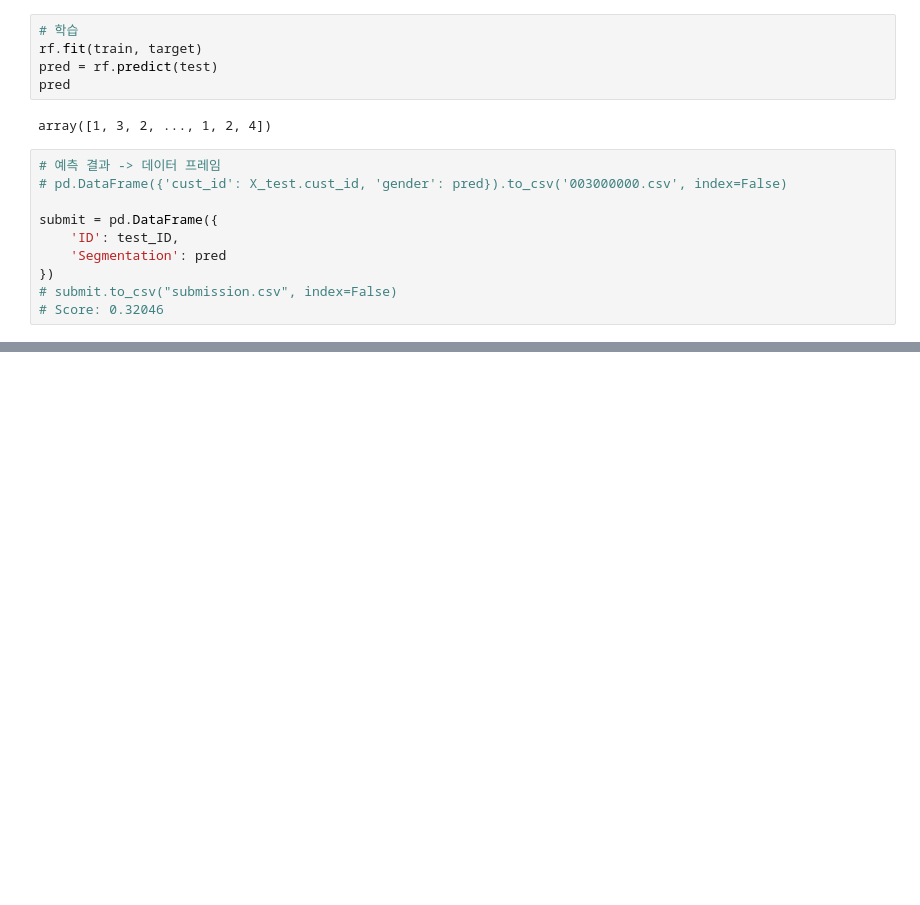
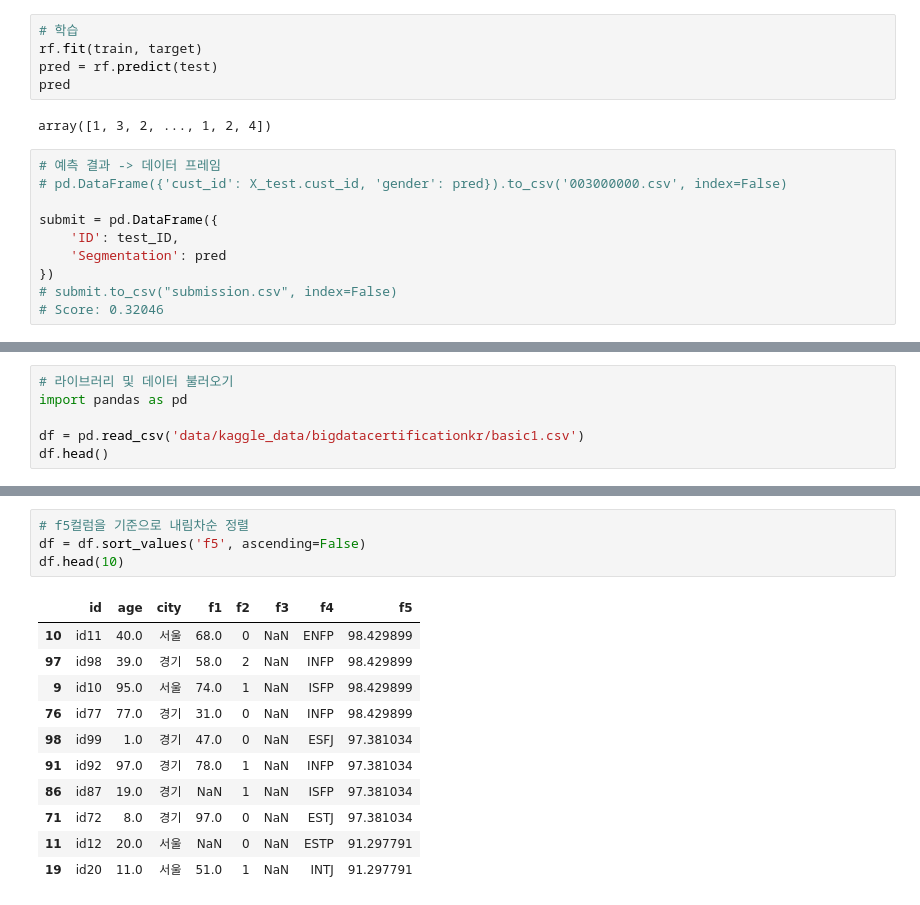
Before and after one commit to zudata/BEAKJOON, a Jupyter notebook: study/Big Data Certification study.ipynb, the cells around one changed output, grey strips where cells are left out. Drawn from its saved outputs; the diff is of its cells as text; blank space fills up the shorter version.

```diff
--- a/study/Big Data Certification study.ipynb
+++ b/study/Big Data Certification study.ipynb
@@ -3902,0 +3910,6 @@ submit = pd.DataFrame({
+# %%
+# 라이브러리 및 데이터 불러오기
+import pandas as pd
+
+df = pd.read_csv('data/kaggle_data/bigdatacertificationkr/basic1.csv')
+df.head()
@@ -3902,0 +3923,16 @@ submit = pd.DataFrame({
+# %%
+# f5컬럼을 기준으로 내림차순 정렬
+df = df.sort_values('f5', ascending=False)
+df.head(10)
+# %% [output]
+|  | id | age | city | f1 | f2 | f3 | f4 | f5 |
+| 10 | id11 | 40.0 | 서울 | 68.0 | 0 | NaN | ENFP | 98.429899 |
+| 97 | id98 | 39.0 | 경기 | 58.0 | 2 | NaN | INFP | 98.429899 |
+| 9 | id10 | 95.0 | 서울 | 74.0 | 1 | NaN | ISFP | 98.429899 |
+| 76 | id77 | 77.0 | 경기 | 31.0 | 0 | NaN | INFP | 98.429899 |
+| 98 | id99 | 1.0 | 경기 | 47.0 | 0 | NaN | ESFJ | 97.381034 |
+| 91 | id92 | 97.0 | 경기 | 78.0 | 1 | NaN | INFP | 97.381034 |
+| 86 | id87 | 19.0 | 경기 | NaN | 1 | NaN | ISFP | 97.381034 |
+| 71 | id72 | 8.0 | 경기 | 97.0 | 0 | NaN | ESTJ | 97.381034 |
+| 11 | id12 | 20.0 | 서울 | NaN | 0 | NaN | ESTP | 91.297791 |
+| 19 | id20 | 11.0 | 서울 | 51.0 | 1 | NaN | INTJ | 91.297791 |
```
Also changed, not shown: parts of 5 cells of this notebook.
